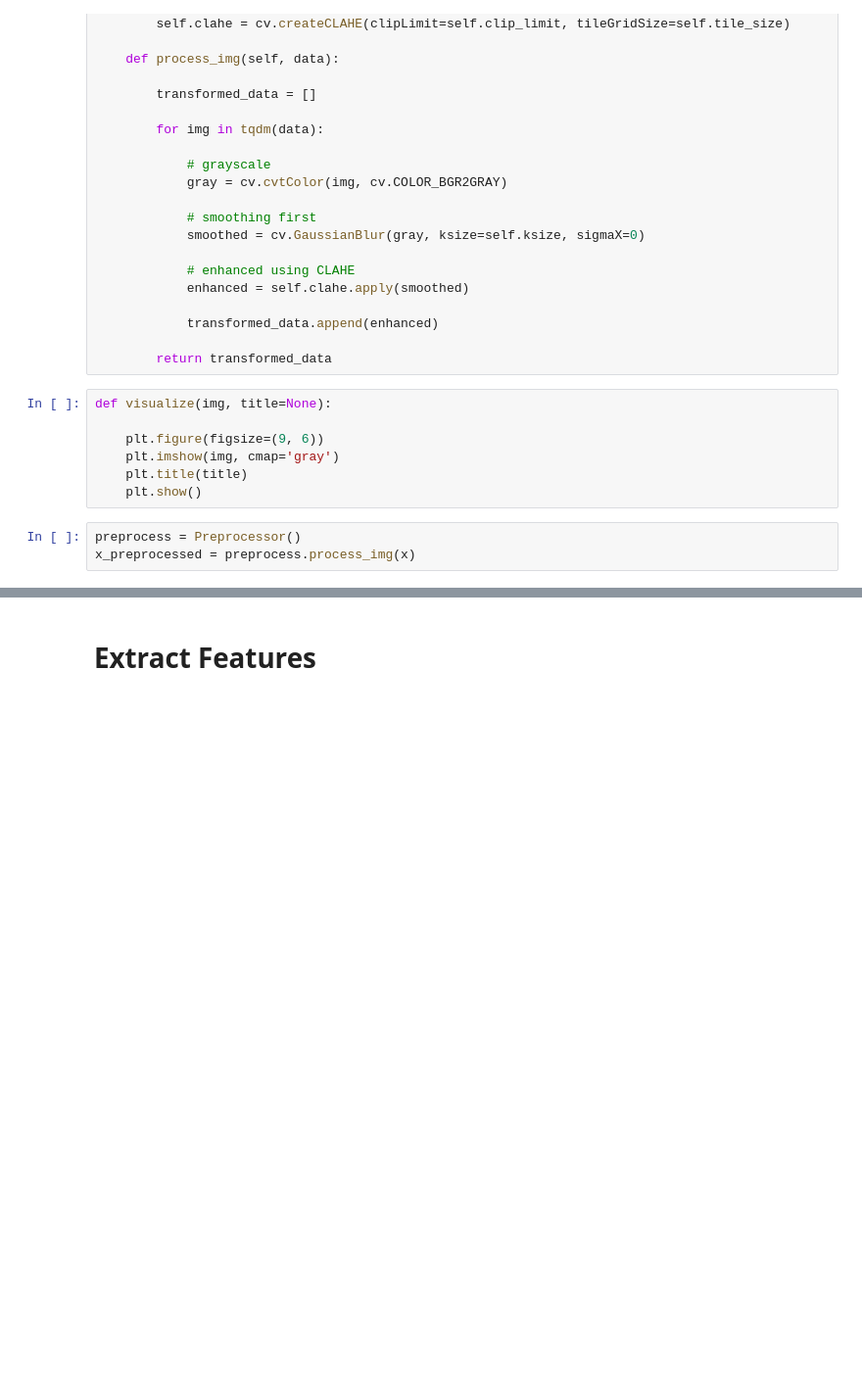
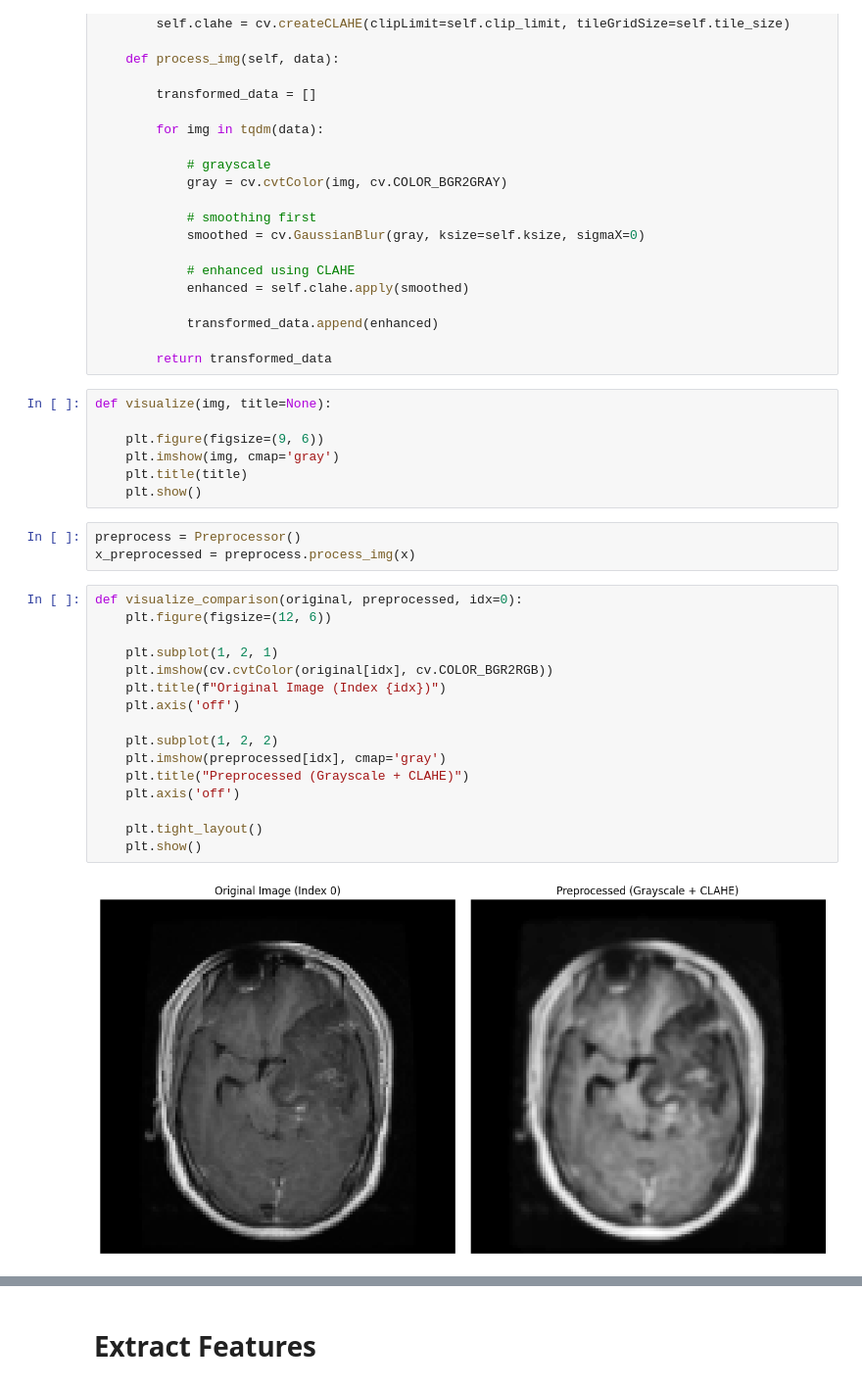
Before and after one commit to Varixen98/Brain-Tumor-Detection, a Jupyter notebook: bt_detection_model.ipynb, the cells around one changed output, grey strips where cells are left out. Shown at 98% size. Saved outputs shown, nothing was run; the diff lists cells and outputs as text; blank space fills up the shorter version.

Commit message:
menambah code visualisasi

```diff
--- a/bt_detection_model.ipynb
+++ b/bt_detection_model.ipynb
@@ -121,5 +124,23 @@ def visualize(img, title=None):
 # %%
 preprocess = Preprocessor()
 x_preprocessed = preprocess.process_img(x)
+# %%
+def visualize_comparison(original, preprocessed, idx=0):
+    plt.figure(figsize=(12, 6))
+
+    plt.subplot(1, 2, 1)
+    plt.imshow(cv.cvtColor(original[idx], cv.COLOR_BGR2RGB))
+    plt.title(f"Original Image (Index {idx})")
+    plt.axis('off')
+
+    plt.subplot(1, 2, 2)
+    plt.imshow(preprocessed[idx], cmap='gray')
+    plt.title("Preprocessed (Grayscale + CLAHE)")
+    plt.axis('off')
+
+    plt.tight_layout()
+    plt.show()
+# %% [output]
+[figure, added]
 # %%
 print(f"Dataset length: {len(x_preprocessed)}\nDataset shape: {x_preprocessed[0].shape}")
```
Also changed, not shown: parts of 7 cells of this notebook.
